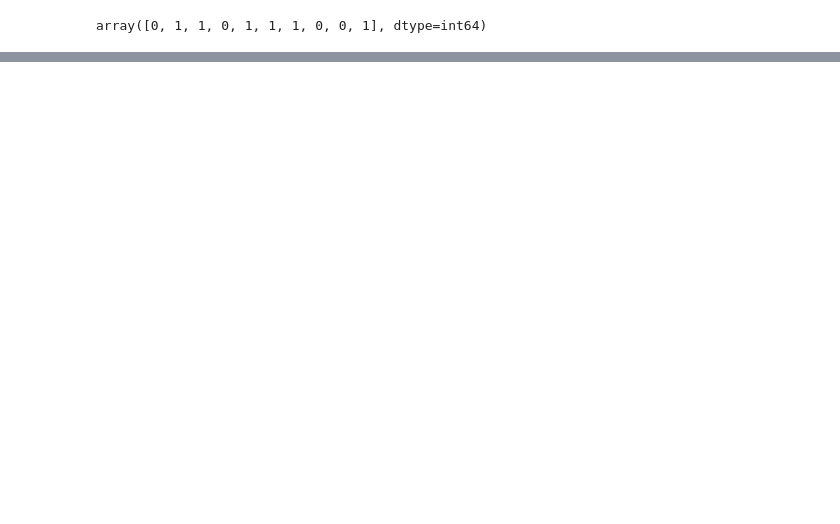
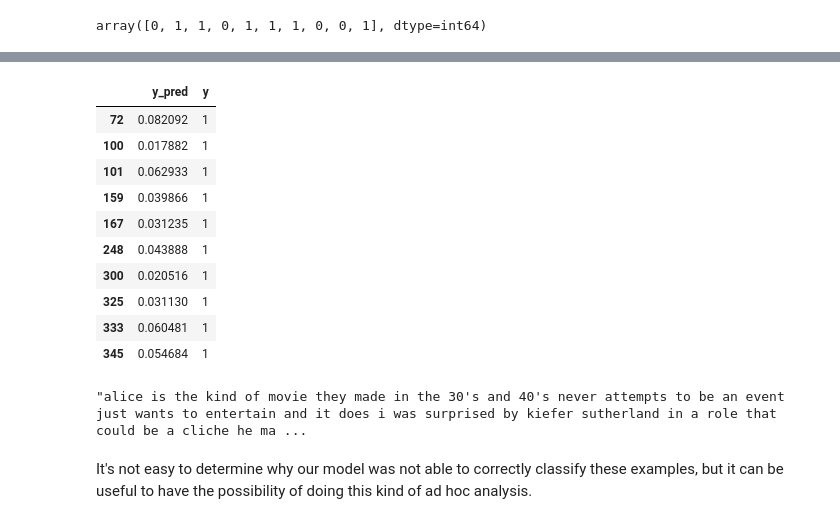
Before and after one commit to j-n-t/natural_language_processing, a Jupyter notebook: Text Classification with Neural Networks.ipynb, the cells around one changed output, grey strips where cells are left out. Cells and saved outputs as stored; diff of their text form; code cells hidden in the pictures; blank space fills up the shorter version.

```diff
--- a/Text Classification with Neural Networks.ipynb
+++ b/Text Classification with Neural Networks.ipynb
@@ -347,0 +418,26 @@ As we've seen before when we trained it, our dense model correctly classifies **
+# %%
+# positive reviews incorrectly classified with predicted probability of being positive < 0.1
+
+df[(df.y == 1) & (df.y_pred < 0.1)].head(10)
+# %% [output]
+|  | y_pred | y |
+| 72 | 0.082092 | 1 |
+| 100 | 0.017882 | 1 |
+| 101 | 0.062933 | 1 |
+| 159 | 0.039866 | 1 |
+| 167 | 0.031235 | 1 |
+| 248 | 0.043888 | 1 |
+| 300 | 0.020516 | 1 |
+| 325 | 0.031130 | 1 |
+| 333 | 0.060481 | 1 |
+| 345 | 0.054684 | 1 |
+# %%
+# check original review with index 72
+
+pos_review = ' '.join(index_word[id] for id in original_x_test[72])
+
+' '.join(pos_review.split()[-100:]) # our model only considers the last 100 words
+# %% [output]
+"alice is the kind of movie they made in the 30's and 40's never attempts to be an event just wants to entertain and it does i was surprised by kiefer sutherland in a role that could be a cliche he ma ...
+# %% [markdown]
+It's not easy to determine why our model was not able to correctly classify these examples, but it can be useful to have the possibility of doing this kind of ad hoc analysis.
```
Also changed, not shown: parts of 27 cells of this notebook.
